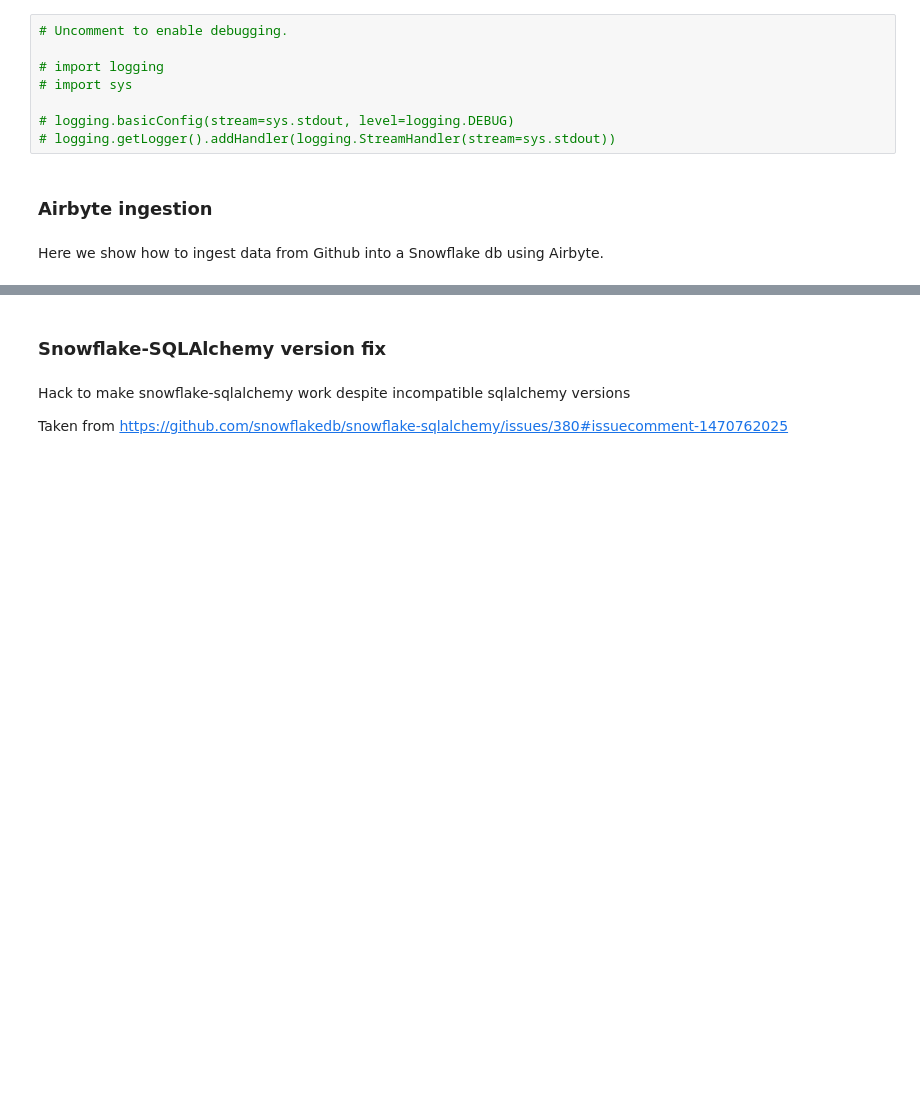
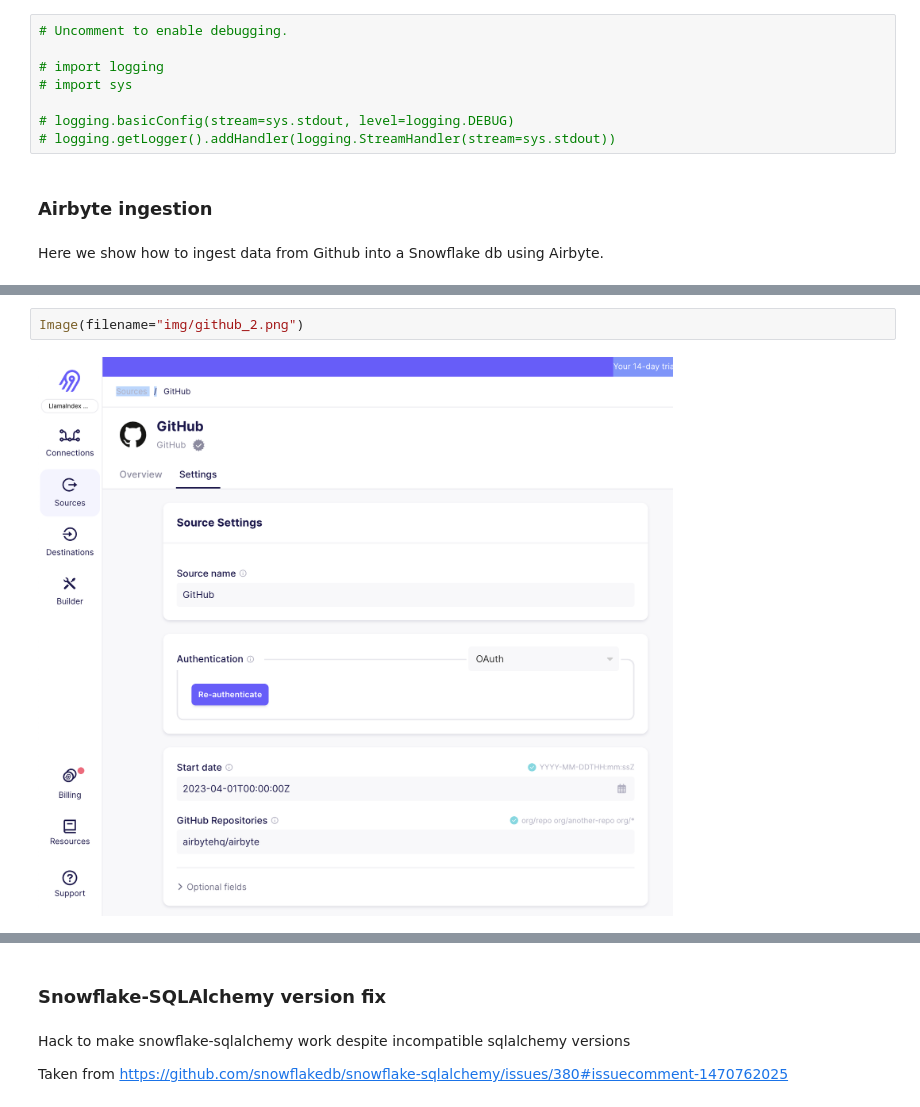
Before and after one commit to backend-engineer1/lliama, a Jupyter notebook: docs/guides/tutorials/Airbyte_demo.ipynb, the cells around one changed output, grey strips where cells are left out. Drawn from its saved outputs; the diff is of its cells as text; blank space fills up the shorter version.

```diff
--- a/docs/guides/tutorials/Airbyte_demo.ipynb
+++ b/docs/guides/tutorials/Airbyte_demo.ipynb
@@ -26,0 +28,4 @@ Let's create a new connection. Here we will be dumping our Zendesk tickets into
+# %%
+Image(filename="img/github_2.png")
+# %% [output]
+[figure, added]
```
Also changed, not shown: parts of 18 cells of this notebook, 11 other files.
